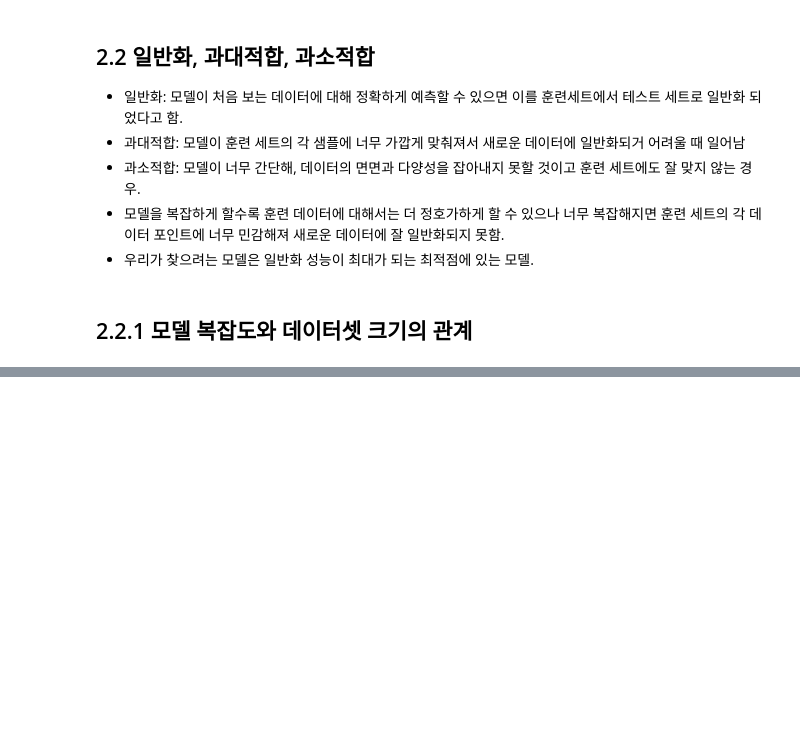
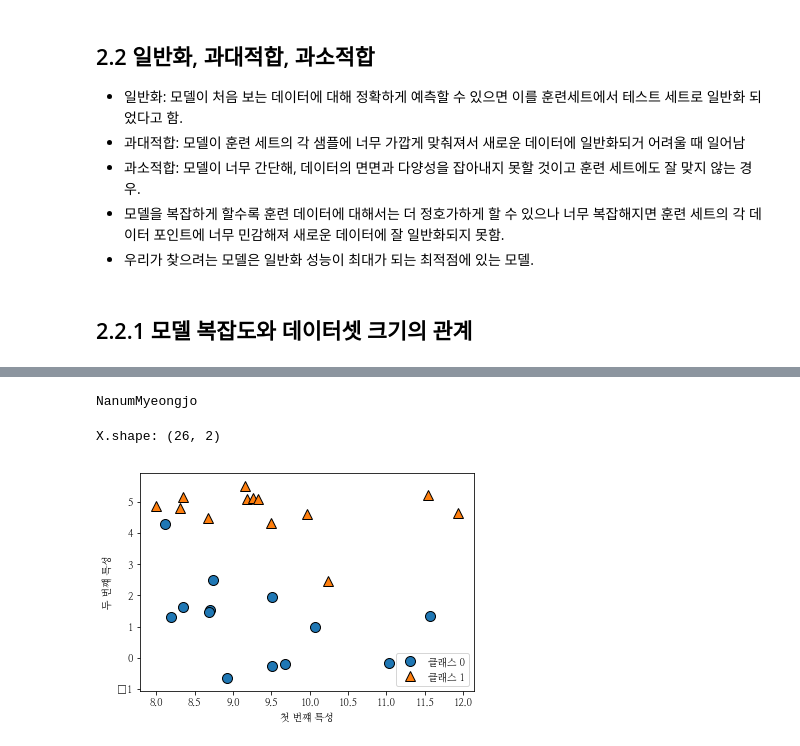
Before and after one commit to jihyunjeongme/data-science, a Jupyter notebook: [2장_지도_학습]_파이썬_라이브러리를_활용한_머신러닝_ipynb.ipynb, the cells around one changed output, grey strips where cells are left out. Cells and saved outputs as stored; diff of their text form; code cells hidden in the pictures; blank space fills up the shorter version.

```diff
--- a/[2장_지도_학습]_파이썬_라이브러리를_활용한_머신러닝_ipynb.ipynb
+++ b/[2장_지도_학습]_파이썬_라이브러리를_활용한_머신러닝_ipynb.ipynb
@@ -27,0 +32,6 @@
+# %%
+!pip install mglearn
+
+import mglearn
+# 데이터셋 만듬
+X, y = mglearn.datasets.make_forge()
@@ -27,0 +56,33 @@
+# %%
+# 한글 폰트 설치
+import matplotlib.font_manager as fm  # 폰트 관련 용도
+
+
+# 나눔 고딕 인스톨
+!apt-get update -qq
+!apt-get install fonts-nanum* -qq
+
+path = '/usr/share/fonts/truetype/nanum/NanumMyeongjoBold.ttf'  # 설치된 나눔글꼴중 원하는 녀석의 전체 경로를 가져오자
+font_name = fm.FontProperties(fname=path, size=10).get_name()
+print(font_name)
+plt.rc('font', family=font_name)
+
+# 우선 fm._rebuild() 를 해주고
+# fm._rebuild() 를 해줘야 system 에 추가 설치된 폰트를 matplotilb.font_manager 가 알아차리는 것으로 보인다.
+fm._rebuild()
+# %% [output]
+NanumMyeongjo
+# %%
+import matplotlib.pyplot as plt
+%matplotlib inline
+
+# 산점도를 그립니다.
+mglearn.discrete_scatter(X[:, 0], X[:, 1], y)
+plt.legend(["클래스 0", "클래스 1"], loc=4)
+plt.xlabel("첫 번쨰 특성")
+
+plt.ylabel("두 번쨰 특성")
+print("X.shape:", X.shape)
+# %% [output]
+X.shape: (26, 2)
+[figure, added]
```
Also changed, not shown: parts of 78 cells of this notebook.
